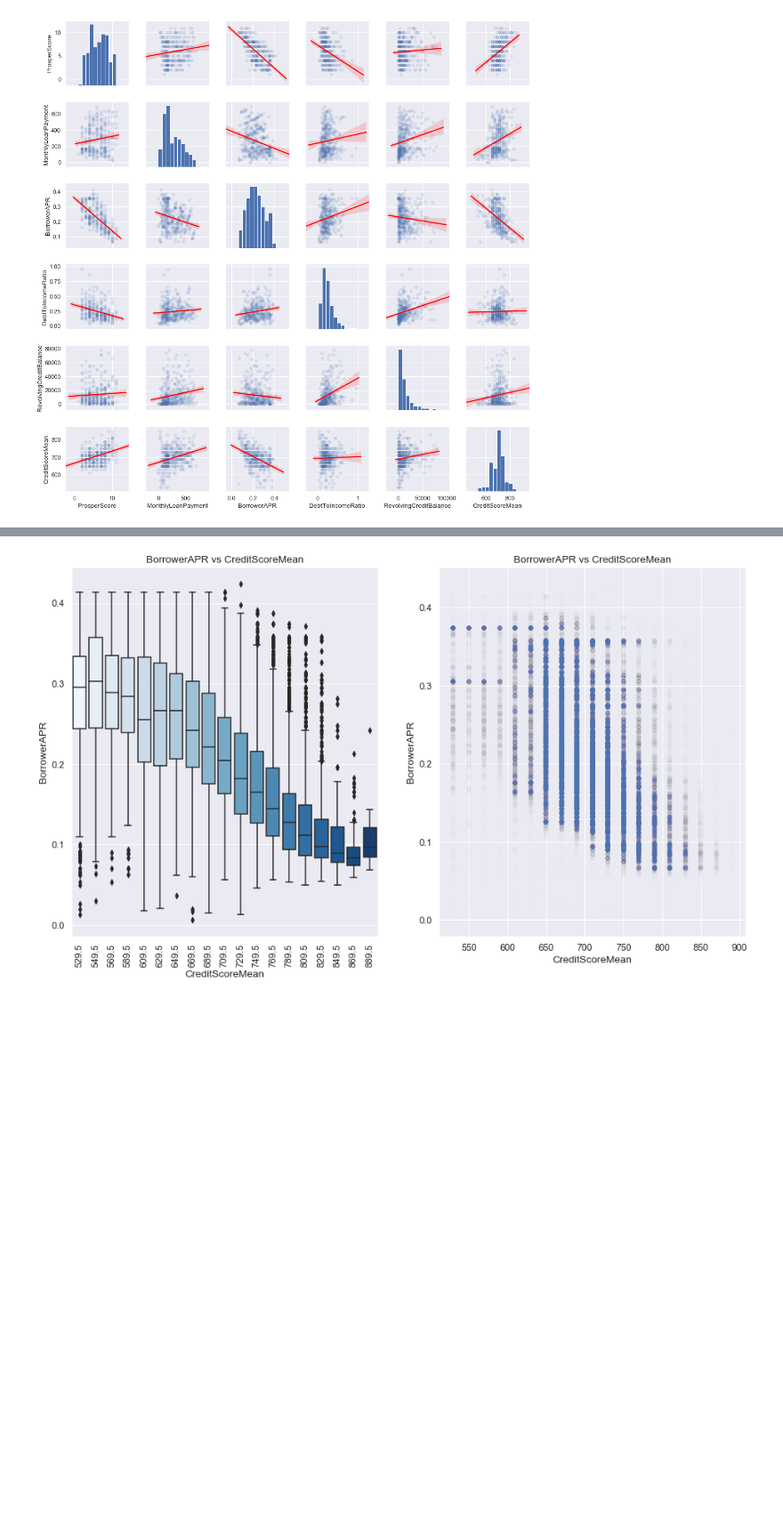
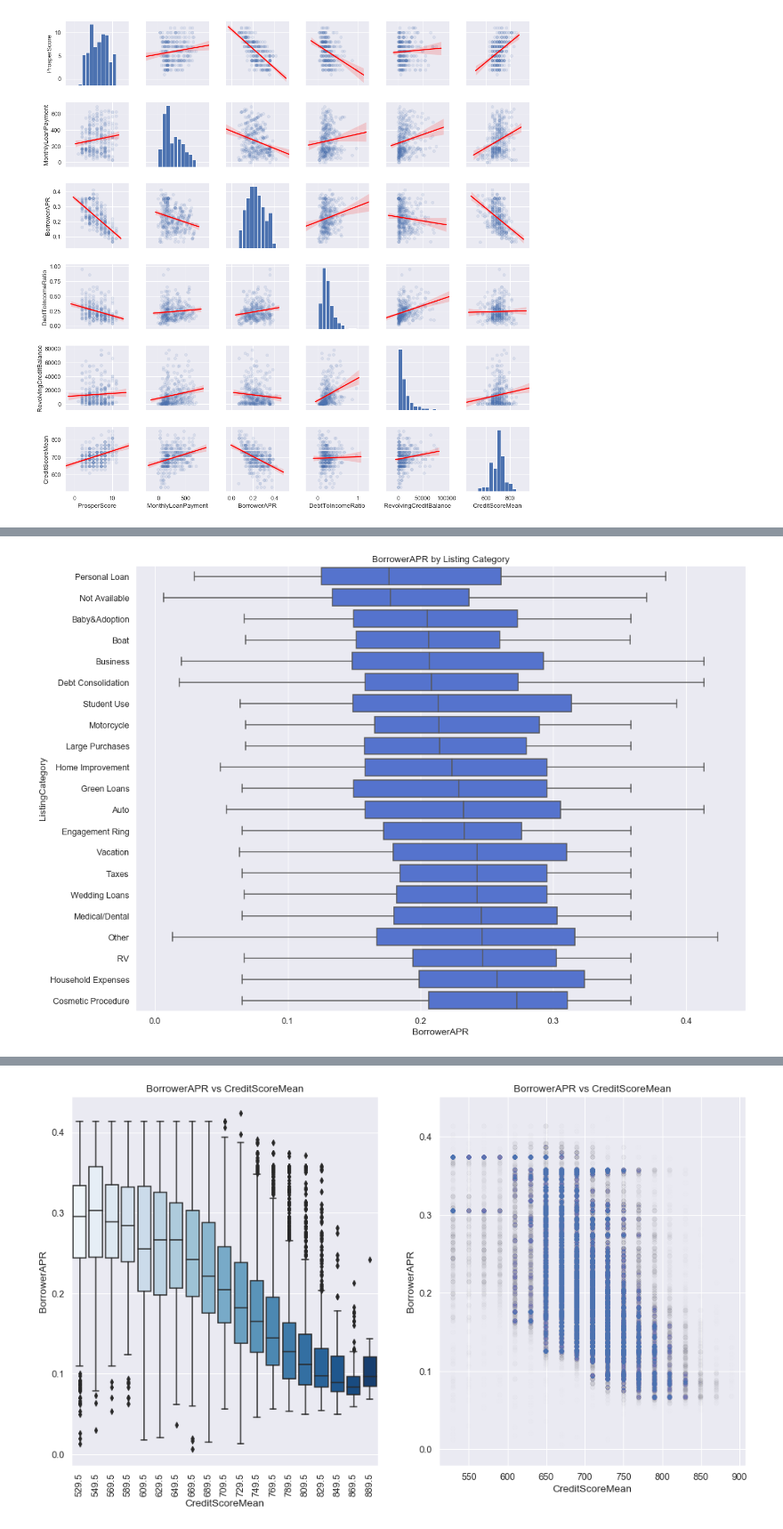
Before and after one commit to justinolgui/Communicate-Data-Findings, a Jupyter notebook: exploration_template.ipynb, the cells around one changed output, grey strips where cells are left out. Shown at 89% size. Drawn from its saved outputs; the diff is of its cells as text; code cells hidden in the pictures; blank space fills up the shorter version.

```diff
--- a/exploration_template.ipynb
+++ b/exploration_template.ipynb
@@ -499,0 +558,14 @@ Borrower APR and Prosper Score demonstrate the clearest trend of all our plots,
+# %%
+# Groupby Listing Category and return the median
+listingCat_median_APR = Condensed_prosper.groupby('ListingCategory', as_index=False)['BorrowerAPR'].median()
+# Sort by Borrower APR
+listingCat_median_APR_val = listingCat_median_APR.sort_values(by='BorrowerAPR')
+listingCat_median_APR = list(listingCat_median_APR_val['ListingCategory'])
+#Create boxplot
+ax = sb.boxplot(data = Condensed_prosper, x = 'BorrowerAPR', y = 'ListingCategory', color="royalblue", order=listingCat_median_APR);
+plt.gcf().set_size_inches(16, 12);
+plt.title('BorrowerAPR by Listing Category');
+plt.xlabel('BorrowerAPR')
+plt.ylabel('ListingCategory');
+# %% [output]
+[figure, added]
```
Also changed, not shown: parts of 10 cells of this notebook, 1 other file.
